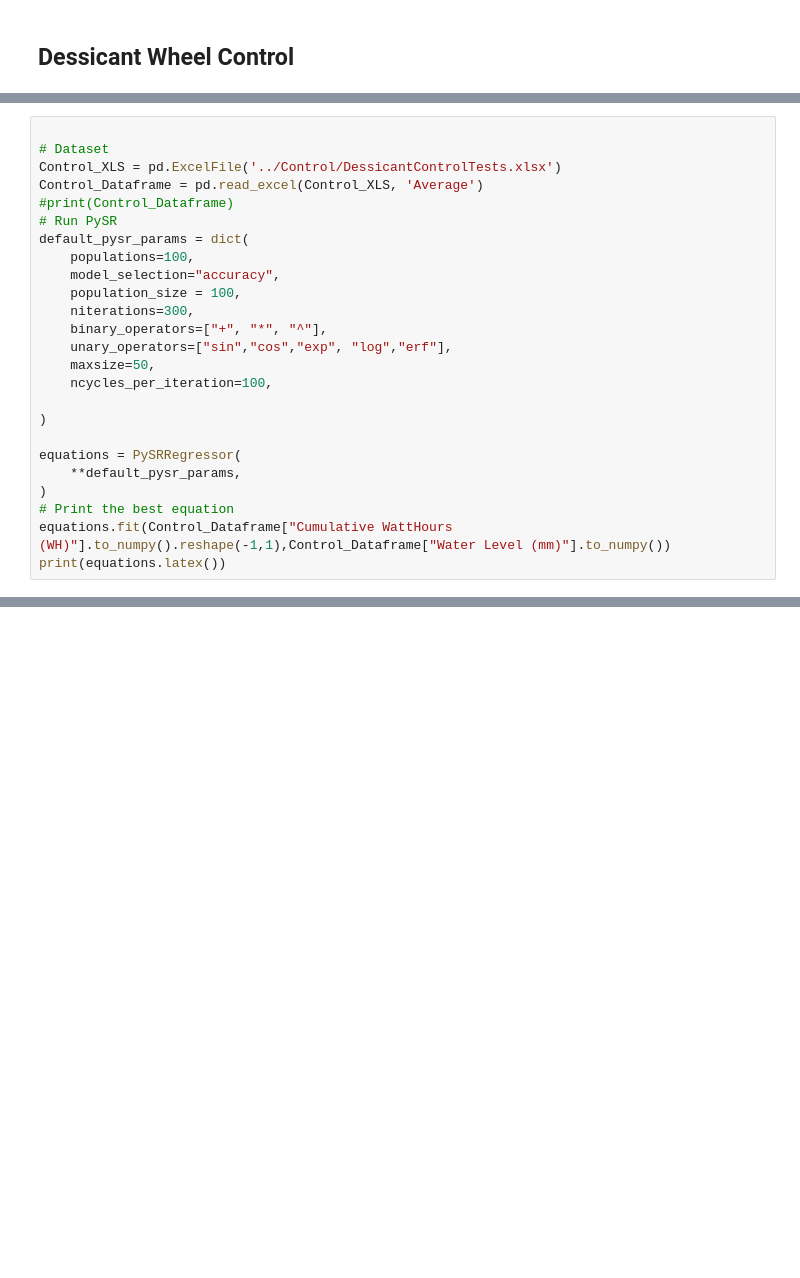
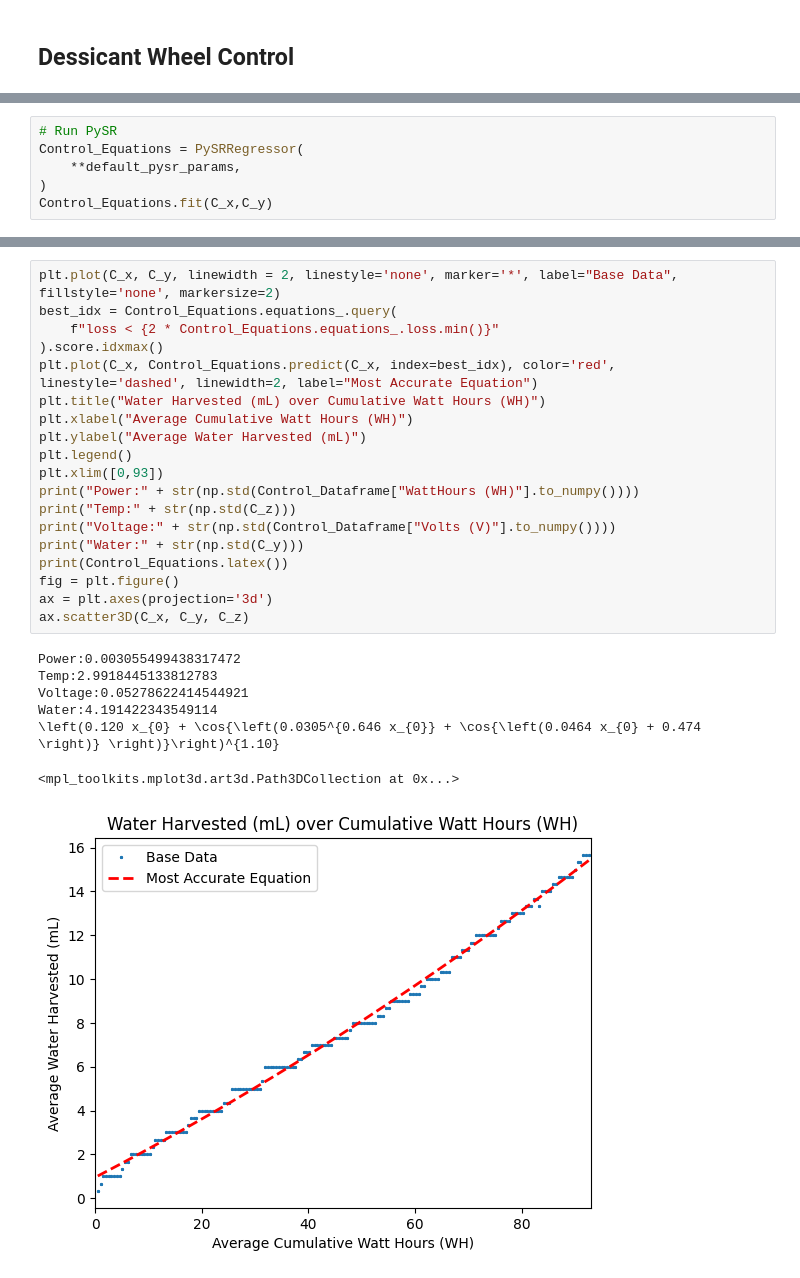
Before and after one commit to Multi-Volt/Flood, a Jupyter notebook: FLOOD-Data/Analysis/DataAnalysis.ipynb, the cells around one changed output, grey strips where cells are left out. Drawn from its saved outputs; the diff is of its cells as text; blank space fills up the shorter version.

```diff
--- a/FLOOD-Data/Analysis/DataAnalysis.ipynb
+++ b/FLOOD-Data/Analysis/DataAnalysis.ipynb
@@ -12,26 +34,7 @@ Detected Jupyter notebook. Loading juliacall extension. Set `PYSR_AUTOLOAD_EXTEN
 # %%
-
-# Dataset
-Control_XLS = pd.ExcelFile('../Control/DessicantControlTests.xlsx')
-Control_Dataframe = pd.read_excel(Control_XLS, 'Average')
-#print(Control_Dataframe)
 # Run PySR
-default_pysr_params = dict(
-    populations=100,
-    model_selection="accuracy",
-    population_size = 100,
-    niterations=300,
-    binary_operators=["+", "*", "^"],
-    unary_operators=["sin","cos","exp", "log","erf"],
-    maxsize=50,
-    ncycles_per_iteration=100,
-
-)
-
-equations = PySRRegressor(
+Control_Equations = PySRRegressor(
     **default_pysr_params,
 )
-# Print the best equation
-equations.fit(Control_Dataframe["Cumulative WattHours (WH)"].to_numpy().reshape(-1,1),Control_Dataframe["Water Level (mm)"].to_numpy())
-print(equations.latex())
+Control_Equations.fit(C_x,C_y)
 # %% [output]
@@ -56,0 +76,27 @@ Press 'q' and then <enter> to stop execution early.
+# %%
+plt.plot(C_x, C_y, linewidth = 2, linestyle='none', marker='*', label="Base Data", fillstyle='none', markersize=2)
+best_idx = Control_Equations.equations_.query(
+    f"loss < {2 * Control_Equations.equations_.loss.min()}"
+).score.idxmax()
+plt.plot(C_x, Control_Equations.predict(C_x, index=best_idx), color='red', linestyle='dashed', linewidth=2, label="Most Accurate Equation")
+plt.title("Water Harvested (mL) over Cumulative Watt Hours (WH)")
+plt.xlabel("Average Cumulative Watt Hours (WH)")
+plt.ylabel("Average Water Harvested (mL)")
+plt.legend()
+plt.xlim([0,93])
+print("Power:" + str(np.std(Control_Dataframe["WattHours (WH)"].to_numpy())))
+print("Temp:" + str(np.std(C_z)))
+print("Voltage:" + str(np.std(Control_Dataframe["Volts (V)"].to_numpy())))
+print("Water:" + str(np.std(C_y)))
+print(Control_Equations.latex())
+fig = plt.figure()
+ax = plt.axes(projection='3d')
+ax.scatter3D(C_x, C_y, C_z)
+# %% [output]
+Power:0.003055499438317472
+Temp:2.9918445133812783
+Voltage:0.05278622414544921
+Water:4.191422343549114
+\left(0.120 x_{0} + \cos{\left(0.0305^{0.646 x_{0}} + \cos{\left(0.0464 x_{0} + 0.474 \right)} \right)}\right)^{1.10}
+<mpl_toolkits.mplot3d.art3d.Path3DCollection at 0x...>
+[figure, added]
```
Also changed, not shown: parts of 5 cells of this notebook.
